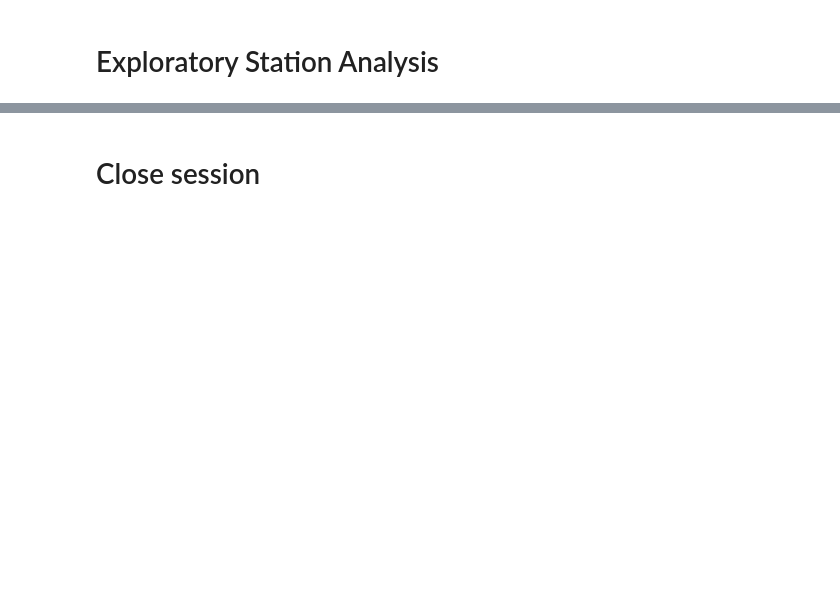
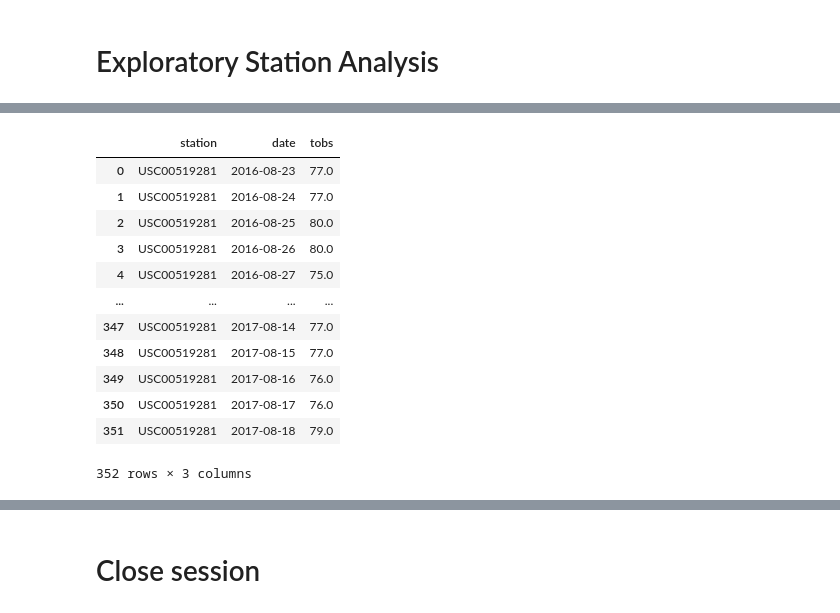
Before and after one commit to BrandonOverlie/sqlalchemy-challenge, a Jupyter notebook: climate_starter.ipynb, the cells around one changed output, grey strips where cells are left out. Cells and saved outputs as stored; diff of their text form; code cells hidden in the pictures; blank space fills up the shorter version.

```diff
--- a/climate_starter.ipynb
+++ b/climate_starter.ipynb
@@ -30,5 +30,7 @@ Base.classes.keys()
 ['measurement', 'station']
 # %%
 # Save references to each table
+Measurement = Base.classes.measurement
+Station = Base.classes.station
 # %%
 # Create our session (link) from Python to the DB
@@ -69,0 +175,18 @@ Base.classes.keys()
+# %%
+station_USC00519281_temp_last_year_df =\
+    pd.DataFrame(station_USC00519281_temp_last_year, columns = ['station', 'date', 'tobs'])
+station_USC00519281_temp_last_year_df
+# %% [output]
+|  | station | date | tobs |
+| 0 | USC00519281 | 2016-08-23 | 77.0 |
+| 1 | USC00519281 | 2016-08-24 | 77.0 |
+| 2 | USC00519281 | 2016-08-25 | 80.0 |
+| 3 | USC00519281 | 2016-08-26 | 80.0 |
+| 4 | USC00519281 | 2016-08-27 | 75.0 |
+| ... | ... | ... | ... |
+| 347 | USC00519281 | 2017-08-14 | 77.0 |
+| 348 | USC00519281 | 2017-08-15 | 77.0 |
+| 349 | USC00519281 | 2017-08-16 | 76.0 |
+| 350 | USC00519281 | 2017-08-17 | 76.0 |
+| 351 | USC00519281 | 2017-08-18 | 79.0 |
+352 rows × 3 columns
```
Also changed, not shown: parts of 15 cells of this notebook, 1 other file.
